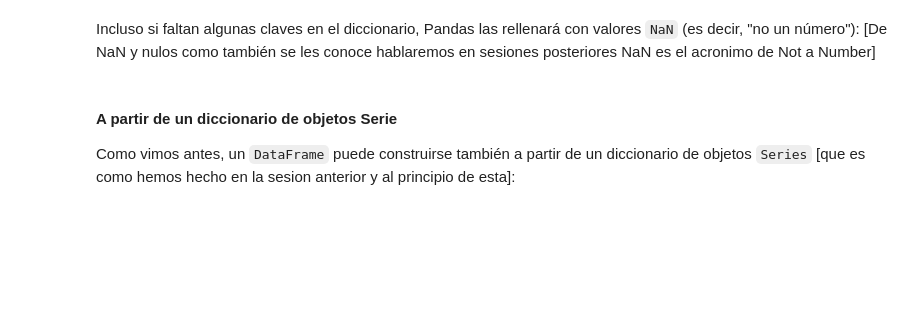
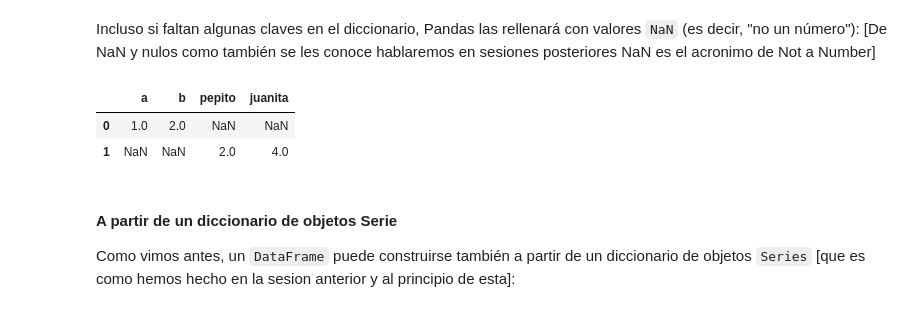
Before and after one commit to ChiaraTot/ONLINE_DS_THEBRIDGE_CHIARA, a Jupyter notebook: 02_Programacion_y_Herramientas_Avanzadas_CT/Sprint_04/Unidad_01_Herramientas_Avanzadas__Pandas_I/05_DataFrame_II.ipynb, the cells around one changed output. Cells and saved outputs as stored; diff of their text form; code cells hidden in the pictures; blank space fills up the shorter version.

```diff
--- a/02_Programacion_y_Herramientas_Avanzadas_CT/Sprint_04/Unidad_01_Herramientas_Avanzadas__Pandas_I/05_DataFrame_II.ipynb
+++ b/02_Programacion_y_Herramientas_Avanzadas_CT/Sprint_04/Unidad_01_Herramientas_Avanzadas__Pandas_I/05_DataFrame_II.ipynb
@@ -90,5 +124,13 @@ Utilizaremos una simple comprensión de la lista para crear algunos datos:
 # %% [markdown]
 Incluso si faltan algunas claves en el diccionario, Pandas las rellenará con valores ``NaN`` (es decir, "no un número"): [De NaN y nulos como también se les conoce hablaremos en sesiones posteriores NaN es el acronimo de Not a Number]
+# %%
+pd.DataFrame([{"a":1,"b":2}, {"pepito":2,"juanita":4}])
+
+# ha creado el df cojiendo las 4 claves y donde no tenian valor pone NaN
+# %% [output]
+|  | a | b | pepito | juanita |
+| 0 | 1.0 | 2.0 | NaN | NaN |
+| 1 | NaN | NaN | 2.0 | 4.0 |
 # %% [markdown]
 #### A partir de un diccionario de objetos Serie
 
```
Also changed, not shown: parts of 10 cells of this notebook, 3 other files.
